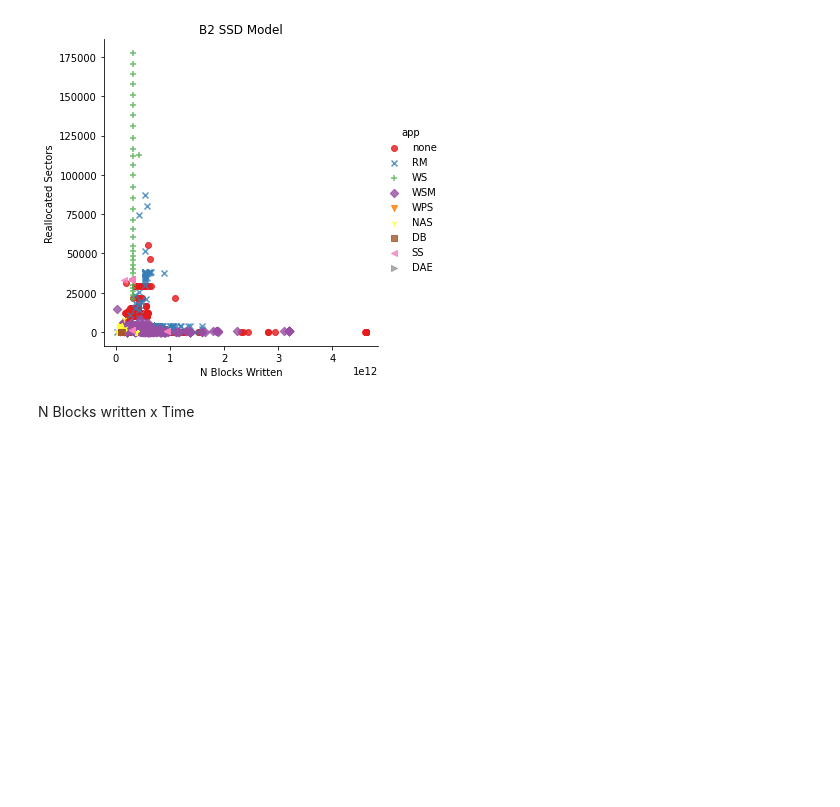
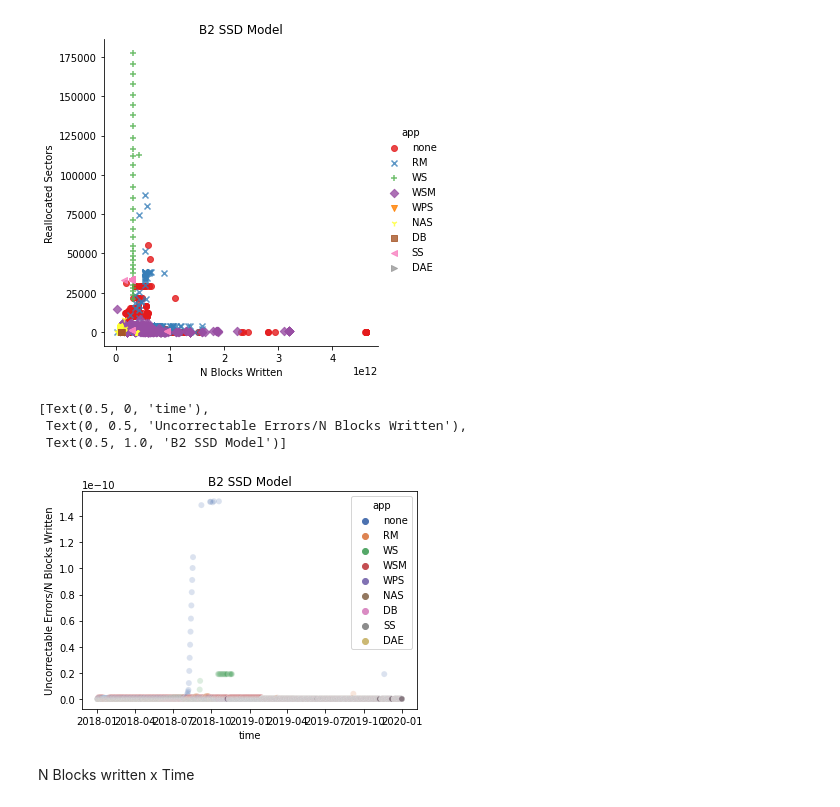
Before and after one commit to EricBorba/StorageFailurePredictor, a Jupyter notebook: WriteAnalB2Model.ipynb, the cells around one changed output. Cells and saved outputs as stored; diff of their text form; code cells hidden in the pictures; blank space fills up the shorter version.

Commit message:
ssd failures x written blocks plot

```diff
--- a/WriteAnalB2Model.ipynb
+++ b/WriteAnalB2Model.ipynb
@@ -1,23 +19,4 @@
 # %%
-from datetime import datetime, date, timedelta
-from IPython.display import display, clear_output
-import time
-from array import *
-import numpy as np
-import gc
-from pathlib import Path
-import matplotlib.pyplot as plt
-import matplotlib
-from pylab import savefig
-import seaborn as sns
-import pandas as pd
-import csv
-import json
-import math
-import datetime as dt
-import pymongo as pym
-
-
 # %%
 myclient = pym.MongoClient("mongodb://localhost:27017/")
 mydb = myclient["AllAppsSSDsLocation"]
@@ -36,7 +35,7 @@ mycol = mydb["s_m_a_r_t_att_full"]
 myquerySMARTAtt = { "model_x": { "$eq": "MB2" }}
 #myfieldsSMARTAtt = {"disk_id":1, "w_r_d":1, "_id":0}
 #myfieldsSMARTAtt = {"disk_id":1, "timestamp":1, "n_b_written":1, "_id":0}
-myfieldsSMARTAtt = {"disk_id":1, "timestamp":1, "n_b_written":1, "u_errors":1, "_id":0}
+myfieldsSMARTAtt = {"disk_id":1, "timestamp":1, "n_b_written":1, "_id":0}
 
 mydocSMARTAtt = mycol.find(myquerySMARTAtt, myfieldsSMARTAtt)
 
@@ -307,3 +350,11 @@ graph.set(xlabel ="N Blocks Written", ylabel = "Uncorrectable Sectors", title ='
+# %%
+graph = sns.scatterplot(x = "timestamp", y = 'unc_write', palette = 'deep', hue='app', hue_order=['none','RM','WS','WSM', 'WPS', 'NAS', 'DB', 'SS', 'DAE'], data = group, alpha=0.2)
+graph.set(xlabel ="time", ylabel = "Uncorrectable Errors/N Blocks Written", title ='B2 SSD Model')
+# %% [output]
+[Text(0.5, 0, 'time'),
+ Text(0, 0.5, 'Uncorrectable Errors/N Blocks Written'),
+ Text(0.5, 1.0, 'B2 SSD Model')]
+[figure, added]
 # %% [markdown]
 N Blocks written x Time
 # %%
```
Also changed, not shown: parts of 24 cells of this notebook.
